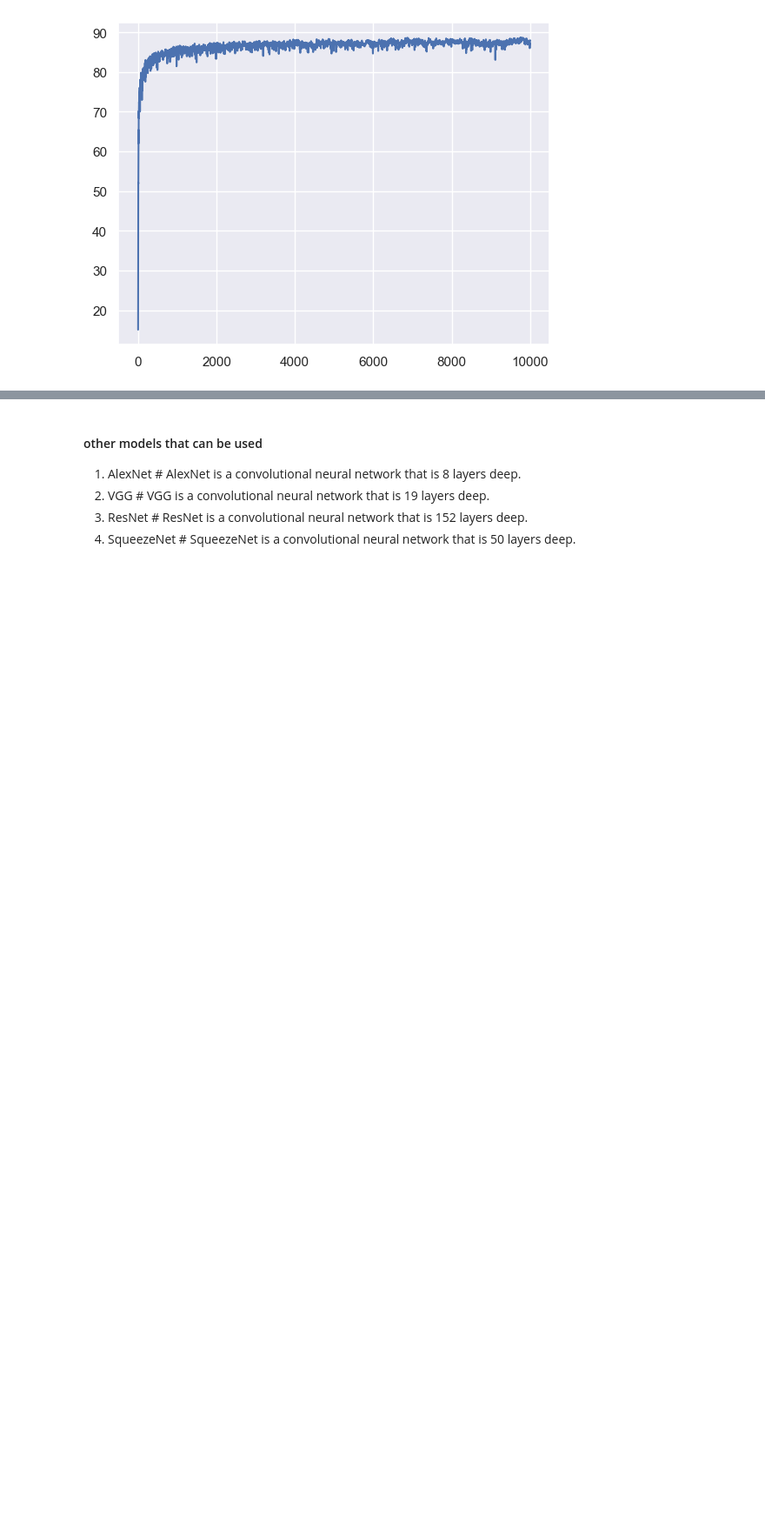
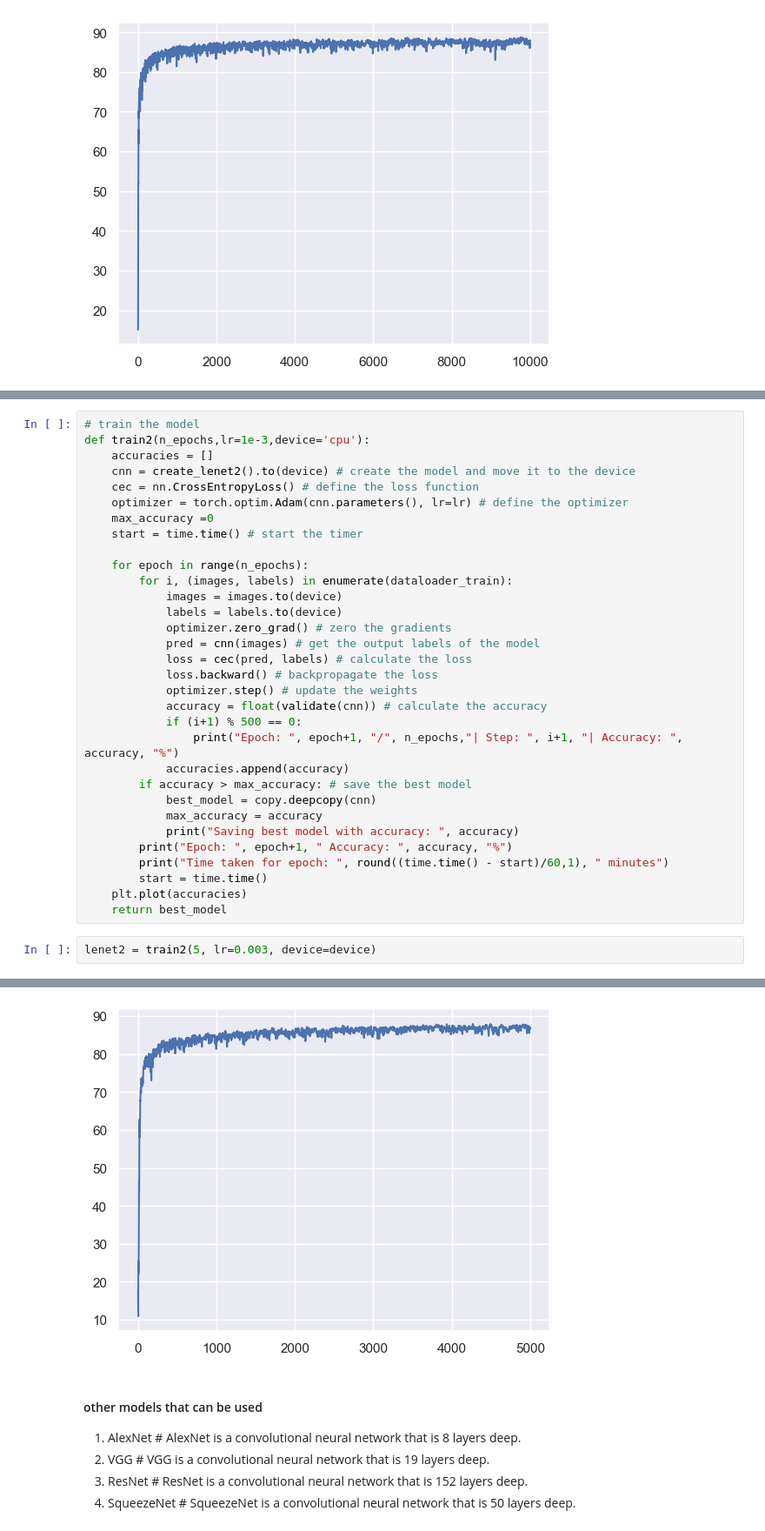
Before and after one commit to dilancroos/AI_Class_Work, a Jupyter notebook: project/f_minst.ipynb, the cells around one changed output, grey strips where cells are left out. Shown at 87% size. Saved outputs shown, nothing was run; the diff lists cells and outputs as text; blank space fills up the shorter version.

Commit message:
Mod: Added a new model with more nodes

```diff
--- a/project/f_minst.ipynb
+++ b/project/f_minst.ipynb
@@ -278,0 +297,35 @@ Time taken for epoch:  5.5  minutes
+# %%
+# train the model
+def train2(n_epochs,lr=1e-3,device='cpu'):
+    accuracies = []
+    cnn = create_lenet2().to(device) # create the model and move it to the device
+    cec = nn.CrossEntropyLoss() # define the loss function
+    optimizer = torch.optim.Adam(cnn.parameters(), lr=lr) # define the optimizer
+    max_accuracy =0
+    start = time.time() # start the timer
+
+    for epoch in range(n_epochs):
+        for i, (images, labels) in enumerate(dataloader_train):
+            images = images.to(device)
+            labels = labels.to(device)
+            optimizer.zero_grad() # zero the gradients
+            pred = cnn(images) # get the output labels of the model
+            loss = cec(pred, labels) # calculate the loss
+            loss.backward() # backpropagate the loss
+            optimizer.step() # update the weights
+            accuracy = float(validate(cnn)) # calculate the accuracy
+            if (i+1) % 500 == 0:
+                print("Epoch: ", epoch+1, "/", n_epochs,"| Step: ", i+1, "| Accuracy: ", accuracy, "%")
+            accuracies.append(accuracy)
+        if accuracy > max_accuracy: # save the best model
+            best_model = copy.deepcopy(cnn)
+            max_accuracy = accuracy
+            print("Saving best model with accuracy: ", accuracy)
+        print("Epoch: ", epoch+1, " Accuracy: ", accuracy, "%")
+        print("Time taken for epoch: ", round((time.time() - start)/60,1), " minutes")
+        start = time.time()
+    plt.plot(accuracies)
+    return best_model
+# %%
+lenet2 = train2(5, lr=0.003, device=device)
+# %% [output]
@@ -279,3 +349,4 @@ Time taken for epoch:  5.5  minutes
+[figure, added]
 # %% [markdown]
 #### other models that can be used
 
```
Also changed, not shown: parts of 3 cells of this notebook, 10 other files.
